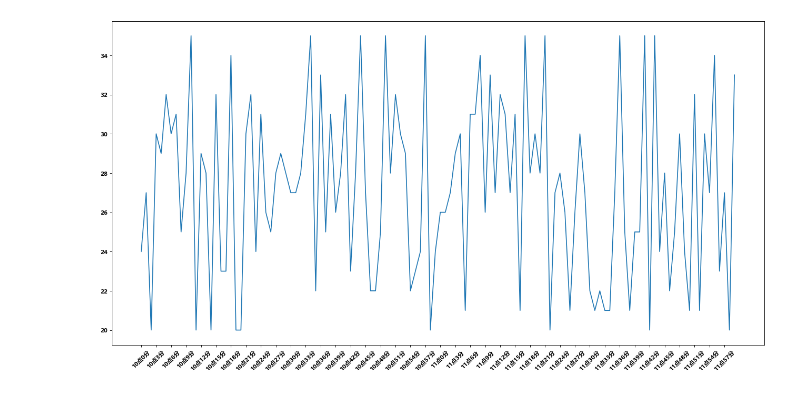
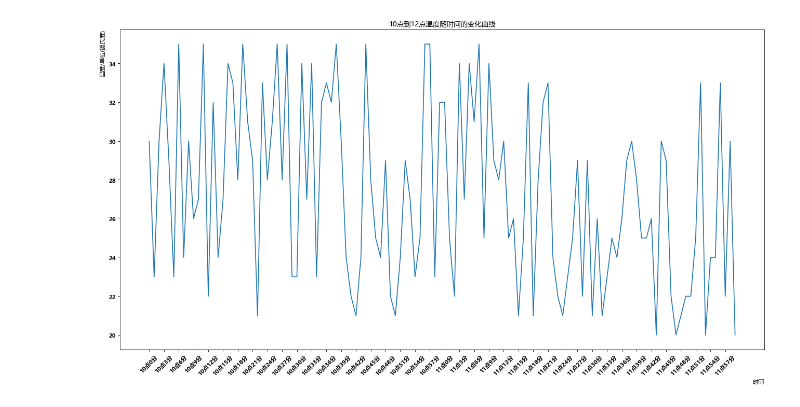
Before and after one commit to V-Alon/Python-LEarning-Record, a Jupyter notebook: day67/天气随机温度显示.ipynb, the cells around one changed output. Cells and saved outputs as stored; diff of their text form; code cells hidden in the pictures.

```diff
--- a/day67/天气随机温度显示.ipynb
+++ b/day67/天气随机温度显示.ipynb
@@ -1,28 +1,40 @@
 # %%
 import random
 
 from matplotlib import font_manager, rcParams
 from matplotlib import pyplot as plt
 
 fig = plt.figure(figsize=(20,10),dpi=80)
 # a=[random.randint(20,35) for i in range(120)]
 # print(a)
 # my_font = font_manager.FontProperties(fname='')#使用font设置中文
 #改成中文显示
 font = {'family' : 'Microsoft YaHei',
         'weight' : 'bold',
         }
 matplotlib.rc("font", **font)
 matplotlib.rc("font",family="Microsoft YaHei",weight="bold")
 ##
 x=range(0,120)
 y=[random.randint(20,35)for i in range(120)]
 plt.plot(x,y)
 _xtick_labels=['10点{}分'.format(i) for i in range(60)]
 _xtick_labels+=['11点{}分'.format(i) for i in range(60)]
 plt.xticks(list(x)[::3],_xtick_labels[::3],rotation=45)
 
+
+
+#添加描述信息
+plt.xlabel('时间',loc='right')
+plt.ylabel('温度/单位(摄氏度)',loc='top')
+plt.title('10点到12点温度随时间的变化曲线')
+
+
+
+
+
+
 plt.savefig("./weather.png")
 plt.show()
 # %% [output]
-[figure, old version]
+[figure, new version]
```
Also changed, not shown: 1 other file.
